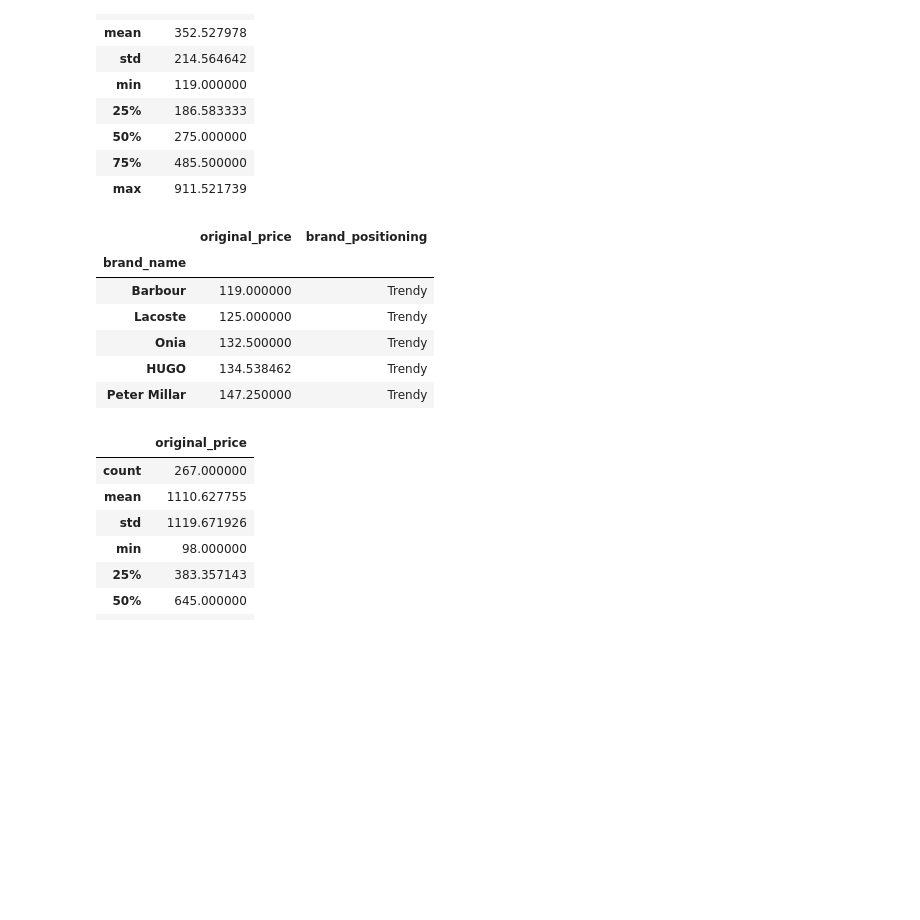
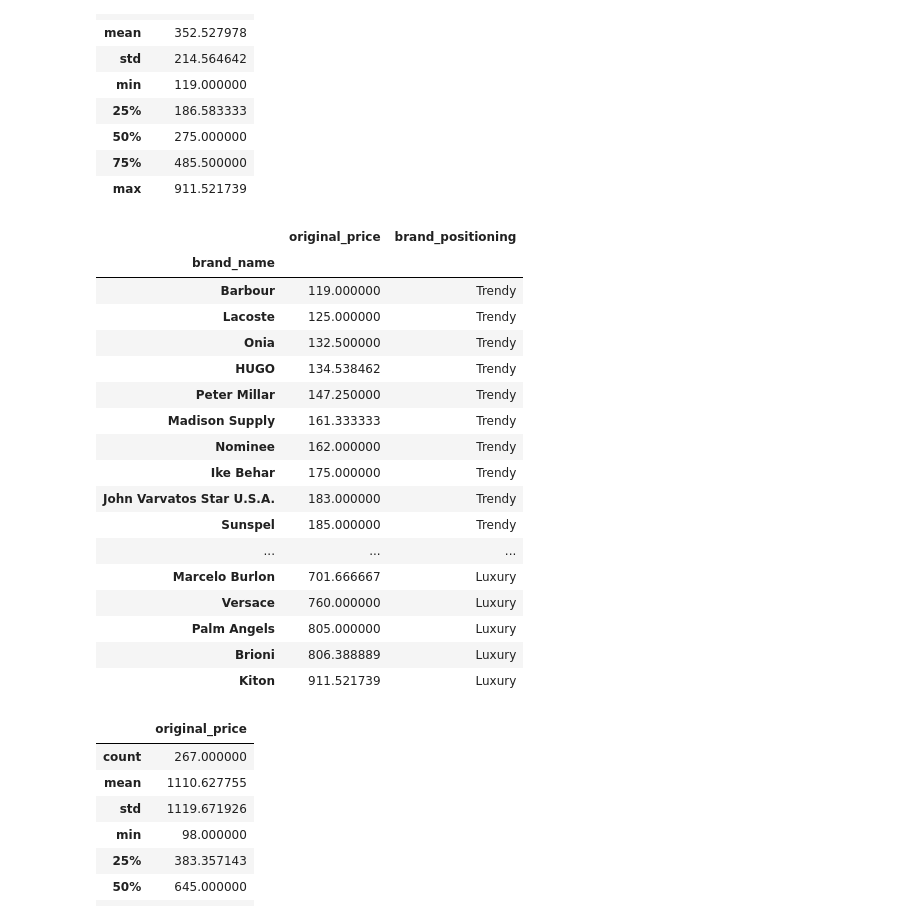
Before and after one commit to chuntao20/webscrap_discount, a Jupyter notebook: discount_strategy_analysis.ipynb, the cells around one changed output. Cells and saved outputs as stored; diff of their text form; code cells hidden in the pictures; blank space fills up the shorter version.

```diff
--- a/discount_strategy_analysis.ipynb
+++ b/discount_strategy_analysis.ipynb
@@ -179,19 +179,30 @@ men_brand_price.describe()
 | 75% | 485.500000 |
 | max | 911.521739 |
 # %%
-men_brand_price.loc[men_brand_price['original_price']<=186,'brand_positioning'] = 'Trendy'
-men_brand_price.loc[(men_brand_price['original_price']>186) & (men_brand_price['original_price']<485),'brand_positioning'] = 'Contemporary'
-men_brand_price.loc[men_brand_price['original_price']>=485,'brand_positioning'] = 'Luxury'
+men_brand_price.loc[men_brand_price['original_price']<=150,'brand_positioning'] = 'Trendy'
+men_brand_price.loc[(men_brand_price['original_price']>150) & (men_brand_price['original_price']<400),'brand_positioning'] = 'Contemporary'
+men_brand_price.loc[men_brand_price['original_price']>=400,'brand_positioning'] = 'Luxury'
 # %%
-men_brand_price.head()
+men_brand_price
 # %% [output]
 |  | original_price | brand_positioning |
 | brand_name |  |  |
 | Barbour | 119.000000 | Trendy |
 | Lacoste | 125.000000 | Trendy |
 | Onia | 132.500000 | Trendy |
 | HUGO | 134.538462 | Trendy |
 | Peter Millar | 147.250000 | Trendy |
+| Madison Supply | 161.333333 | Trendy |
+| Nominee | 162.000000 | Trendy |
+| Ike Behar | 175.000000 | Trendy |
+| John Varvatos Star U.S.A. | 183.000000 | Trendy |
+| Sunspel | 185.000000 | Trendy |
+| ... | ... | ... |
+| Marcelo Burlon | 701.666667 | Luxury |
+| Versace | 760.000000 | Luxury |
+| Palm Angels | 805.000000 | Luxury |
+| Brioni | 806.388889 | Luxury |
+| Kiton | 911.521739 | Luxury |
 # %%
 women_brand_price.describe()
 # %% [output]
```
Also changed, not shown: parts of 39 cells of this notebook, 3 other files.
